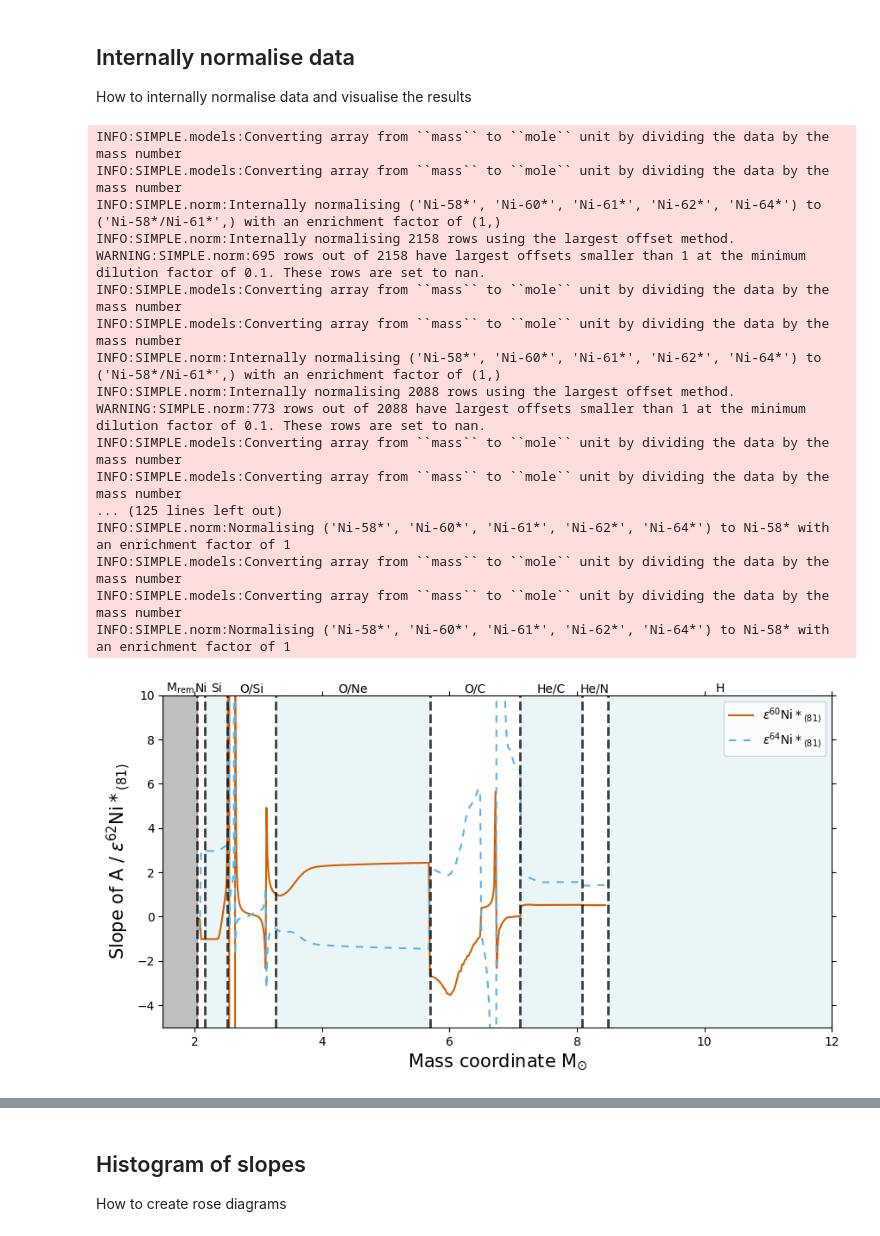
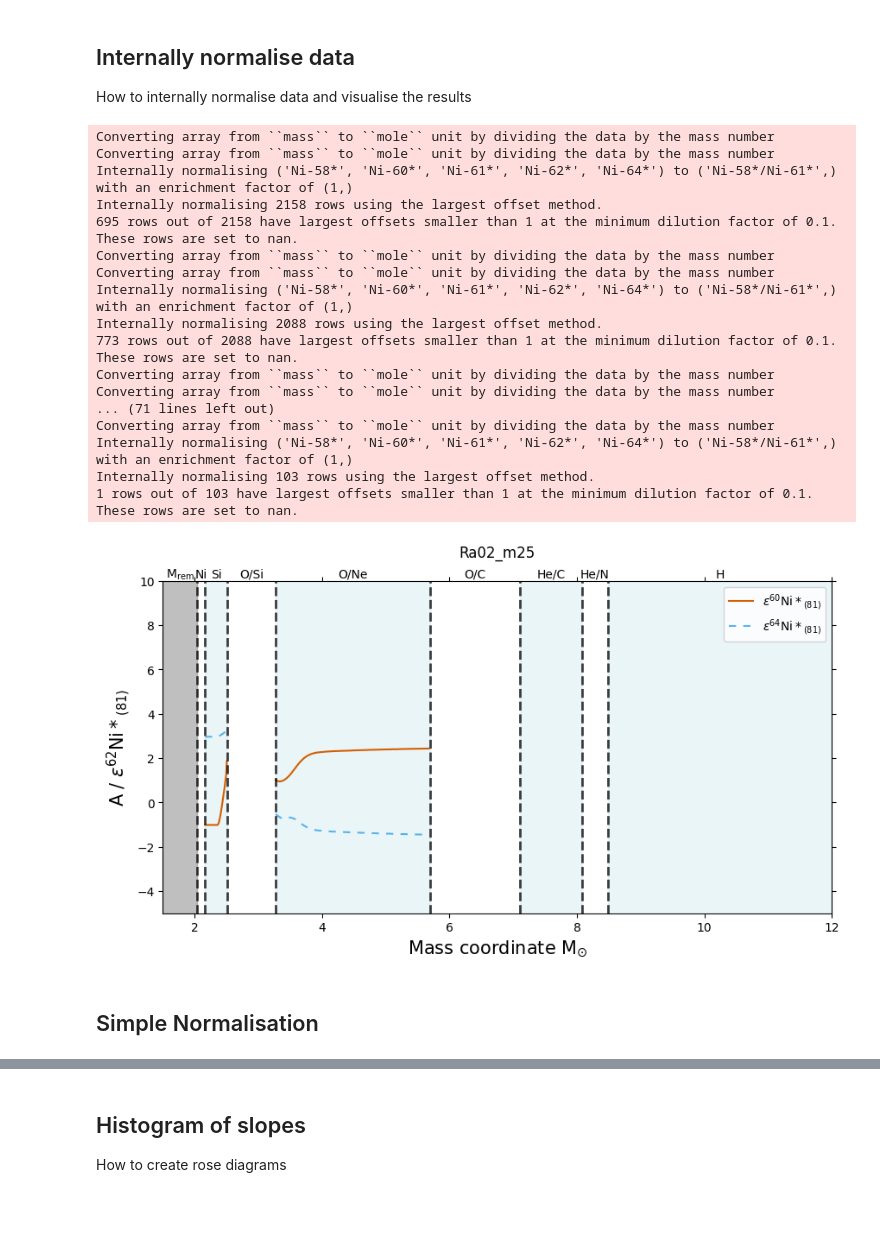
Before and after one commit to mattias-ek/SIMPLE, a Jupyter notebook: notebooks/ccsne_tutorial2.ipynb, the cells around one changed output, grey strips where cells are left out. Drawn from its saved outputs; the diff is of its cells as text; code cells hidden in the pictures; blank space fills up the shorter version.

```diff
--- a/notebooks/ccsne_tutorial2.ipynb
+++ b/notebooks/ccsne_tutorial2.ipynb
@@ -1,11 +6,6 @@
 # %%
 import simple
-
-import matplotlib.pyplot as plt
-import numpy as np
-
-import logging
-logging.basicConfig(level=logging.INFO)
+simple.set_logging_level('INFO')
 
 models = simple.load_collection('TiFeNiZn.hdf5')
 # %% [output]
@@ -43,28 +31,29 @@ INFO:SIMPLE.models:Converting array from ``mass`` to ``mole`` unit by dividing t
 How to internally normalise data and visualise the results
 # %%
 models.internal_normalisation('Ni-58*/Ni-61*')
-models.simple_normalisation('Ni-58*')
 # %% [output]
-INFO:SIMPLE.models:Converting array from ``mass`` to ``mole`` unit by dividing the data by the mass number
-INFO:SIMPLE.models:Converting array from ``mass`` to ``mole`` unit by dividing the data by the mass number
-INFO:SIMPLE.norm:Internally normalising ('Ni-58*', 'Ni-60*', 'Ni-61*', 'Ni-62*', 'Ni-64*') to ('Ni-58*/Ni-61*',) with an enrichment factor of (1,)
-INFO:SIMPLE.norm:Internally normalising 2158 rows using the largest offset method.
-WARNING:SIMPLE.norm:695 rows out of 2158 have largest offsets smaller than 1 at the minimum dilution factor of 0.1. These rows are set to nan.
-INFO:SIMPLE.models:Converting array from ``mass`` to ``mole`` unit by dividing the data by the mass number
-INFO:SIMPLE.models:Converting array from ``mass`` to ``mole`` unit by dividing the data by the mass number
-INFO:SIMPLE.norm:Internally normalising ('Ni-58*', 'Ni-60*', 'Ni-61*', 'Ni-62*', 'Ni-64*') to ('Ni-58*/Ni-61*',) with an enrichment factor of (1,)
-INFO:SIMPLE.norm:Internally normalising 2088 rows using the largest offset method.
-WARNING:SIMPLE.norm:773 rows out of 2088 have largest offsets smaller than 1 at the minimum dilution factor of 0.1. These rows are set to nan.
-INFO:SIMPLE.models:Converting array from ``mass`` to ``mole`` unit by dividing the data by the mass number
-INFO:SIMPLE.models:Converting array from ``mass`` to ``mole`` unit by dividing the data by the mass number
-... (125 lines left out)
-INFO:SIMPLE.norm:Normalising ('Ni-58*', 'Ni-60*', 'Ni-61*', 'Ni-62*', 'Ni-64*') to Ni-58* with an enrichment factor of 1
-INFO:SIMPLE.models:Converting array from ``mass`` to ``mole`` unit by dividing the data by the mass number
-INFO:SIMPLE.models:Converting array from ``mass`` to ``mole`` unit by dividing the data by the mass number
-INFO:SIMPLE.norm:Normalising ('Ni-58*', 'Ni-60*', 'Ni-61*', 'Ni-62*', 'Ni-64*') to Ni-58* with an enrichment factor of 1
+Converting array from ``mass`` to ``mole`` unit by dividing the data by the mass number
+Converting array from ``mass`` to ``mole`` unit by dividing the data by the mass number
+Internally normalising ('Ni-58*', 'Ni-60*', 'Ni-61*', 'Ni-62*', 'Ni-64*') to ('Ni-58*/Ni-61*',) with an enrichment factor of (1,)
+Internally normalising 2158 rows using the largest offset method.
+695 rows out of 2158 have largest offsets smaller than 1 at the minimum dilution factor of 0.1. These rows are set to nan.
+Converting array from ``mass`` to ``mole`` unit by dividing the data by the mass number
+Converting array from ``mass`` to ``mole`` unit by dividing the data by the mass number
+Internally normalising ('Ni-58*', 'Ni-60*', 'Ni-61*', 'Ni-62*', 'Ni-64*') to ('Ni-58*/Ni-61*',) with an enrichment factor of (1,)
+Internally normalising 2088 rows using the largest offset method.
+773 rows out of 2088 have largest offsets smaller than 1 at the minimum dilution factor of 0.1. These rows are set to nan.
+Converting array from ``mass`` to ``mole`` unit by dividing the data by the mass number
+Converting array from ``mass`` to ``mole`` unit by dividing the data by the mass number
+... (71 lines left out)
+Converting array from ``mass`` to ``mole`` unit by dividing the data by the mass number
+Internally normalising ('Ni-58*', 'Ni-60*', 'Ni-61*', 'Ni-62*', 'Ni-64*') to ('Ni-58*/Ni-61*',) with an enrichment factor of (1,)
+Internally normalising 103 rows using the largest offset method.
+1 rows out of 103 have largest offsets smaller than 1 at the minimum dilution factor of 0.1. These rows are set to nan.
 # %%
 simple.ccsne.plot_intnorm(models, 'Ni-60*/Ni-62*, Ni-64*/Ni-62*',
-                            where='.mass==25 & .dataset == Ra02',
+                            where='.mass==25 & .dataset == Ra02', mask='.shell == O/Ne | .Si',
                           ax_xlim=(1.5, 12), ax_ylim=(-5,10), fig_size= (10,5));
 # %% [output]
-[figure, old version]
+[figure, new version]
+# %% [markdown]
+## Simple Normalisation
```
Also changed, not shown: parts of 7 cells of this notebook, 9 other files.
